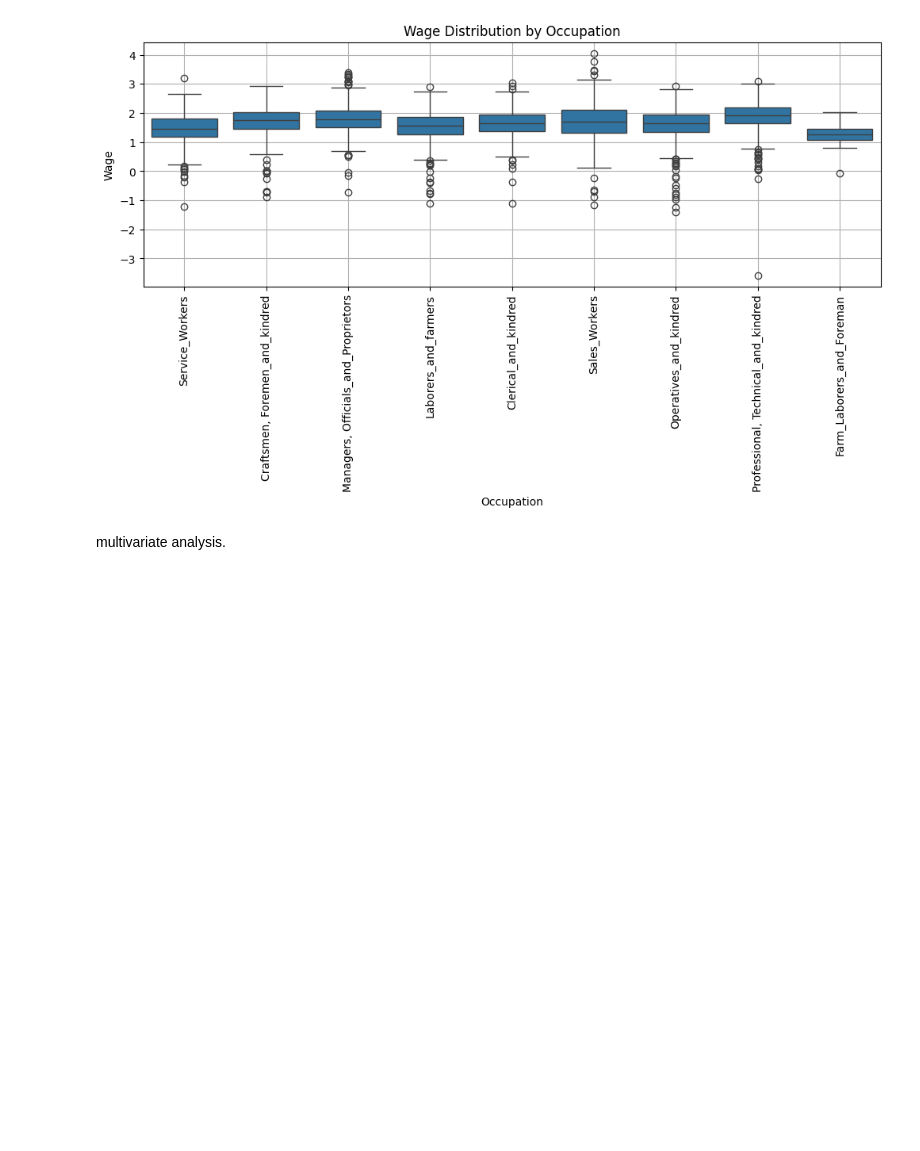
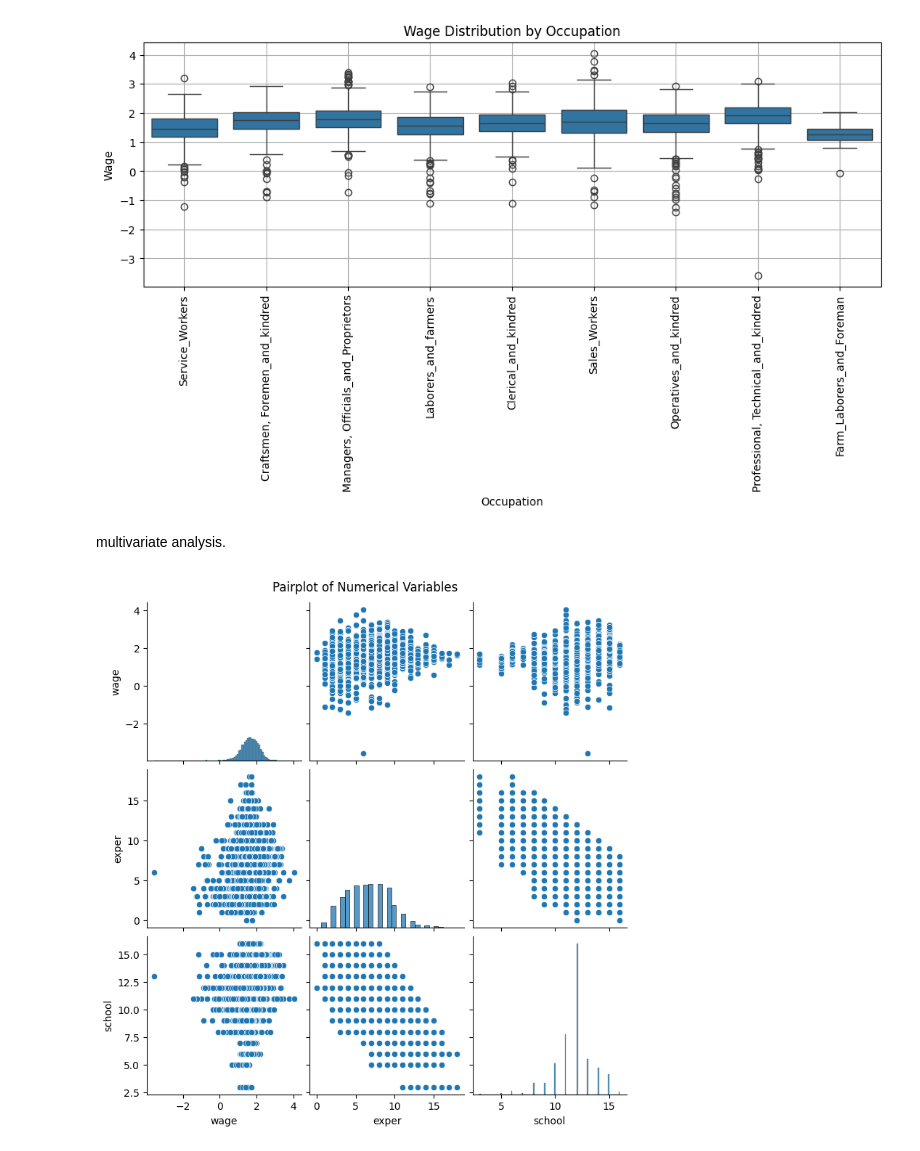
Before and after one commit to levyashvin/exploratory-data-analysis, a Jupyter notebook: males_dataset_analysis.ipynb, the cells around one changed output. Cells and saved outputs as stored; diff of their text form; code cells hidden in the pictures; blank space fills up the shorter version.

```diff
--- a/males_dataset_analysis.ipynb
+++ b/males_dataset_analysis.ipynb
@@ -311,3 +312,12 @@ plt.show()
 [figure]
 # %% [markdown]
 multivariate analysis.
+# %%
+numerical_columns = ['wage', 'exper', 'school']
+
+#pairplot, relationships between the selected numerical columns
+sns.pairplot(data[numerical_columns])
+plt.suptitle('Pairplot of Numerical Variables', y=1.02)
+plt.show()
+# %% [output]
+[figure, added]
```
Also changed, not shown: parts of 5 cells of this notebook.
